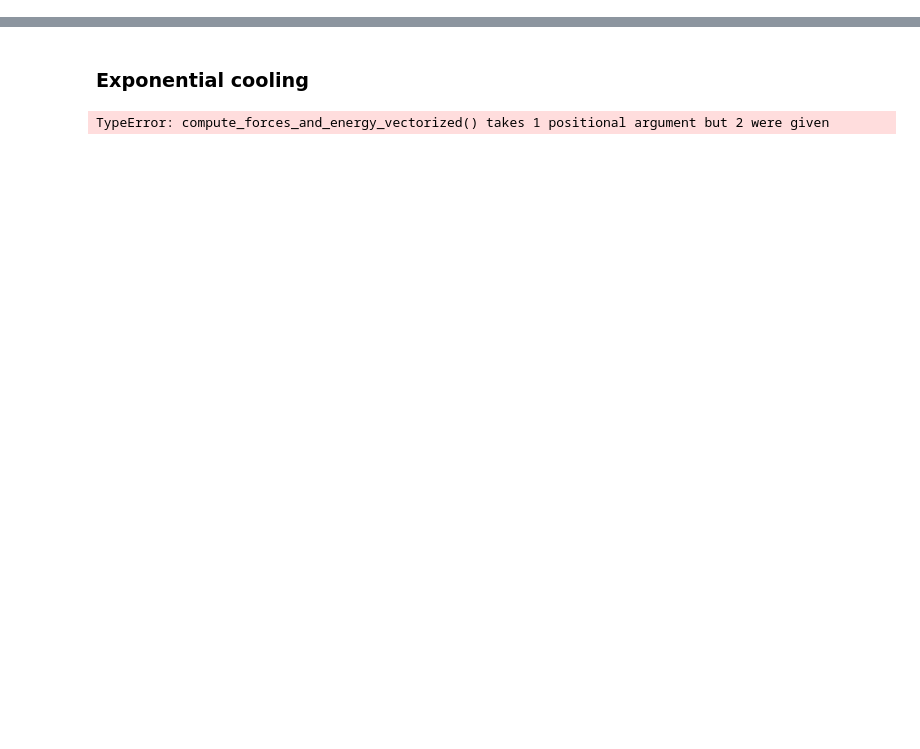
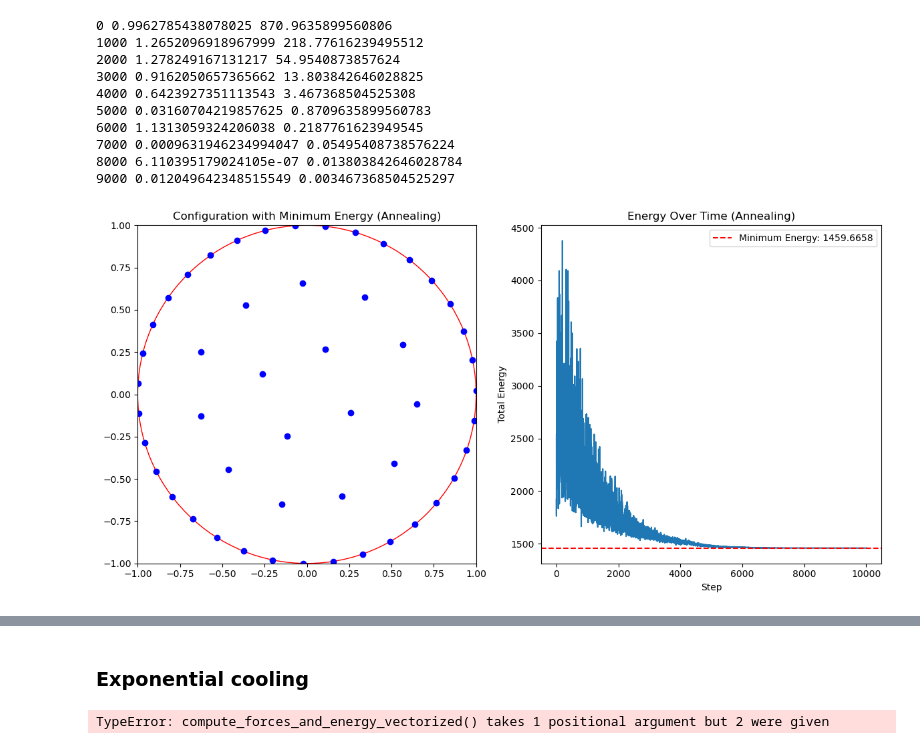
Before and after one commit to DutchProg/STSIM_ass3, a Jupyter notebook: EzradeCleen_12042137_ElinevandeLagemaat_11892900_Assignment_3.ipynb, the cells around one changed output, grey strips where cells are left out. Saved outputs shown, nothing was run; the diff lists cells and outputs as text; code cells hidden in the pictures; blank space fills up the shorter version.

```diff
--- a/EzradeCleen_12042137_ElinevandeLagemaat_11892900_Assignment_3.ipynb
+++ b/EzradeCleen_12042137_ElinevandeLagemaat_11892900_Assignment_3.ipynb
@@ -147 +225,48 @@ def simulate_charged_particles_individual_steps(n, radius, steps, initial_step_s
+# %%
+# Parameters
+n_particles = 50 # Number of particles
+circle_radius = 1
+simulation_steps = 10_000
+initial_step_size = 1
+final_step_size = 0.02
+initial_temperature = 20*n_particles
+final_temperature = 0.001
+
+# Run the simulation with simulated annealing
+annealing_particles, annealing_min_energy, annealing_energy_over_time = simulate_charged_particles_individual_steps(
+    n_particles, circle_radius, simulation_steps, initial_step_size, final_step_size, initial_temperature, final_temperature
+)
+
+fig, ax = plt.subplots(1, 2, figsize=(12, 6))
+
+# Configuration with minimum energy (annealing)
+circle = plt.Circle((0, 0), circle_radius, color='r', fill=False)
+ax[0].add_artist(circle)
+ax[0].scatter(annealing_particles[:, 0], annealing_particles[:, 1], color='blue')
+ax[0].set_xlim([-circle_radius, circle_radius])
+ax[0].set_ylim([-circle_radius, circle_radius])
+ax[0].set_title("Configuration with Minimum Energy (Annealing)")
+ax[0].set_aspect('equal', 'box')
+
+# Energy over time (annealing)
+ax[1].plot(annealing_energy_over_time)
+ax[1].set_title("Energy Over Time (Annealing)")
+ax[1].set_xlabel("Step")
+ax[1].set_ylabel("Total Energy")
+ax[1].axhline(y=annealing_min_energy, color='r', linestyle='--', label=f'Minimum Energy: {annealing_min_energy:.4f}')
+ax[1].legend()
+
+plt.tight_layout()
+# %% [output]
+0 0.9962785438078025 870.9635899560806
+1000 1.2652096918967999 218.77616239495512
+2000 1.278249167131217 54.9540873857624
+3000 0.9162050657365662 13.803842646028825
+4000 0.6423927351113543 3.467368504525308
+5000 0.03160704219857625 0.8709635899560783
+6000 1.1313059324206038 0.2187761623949545
+7000 0.0009631946234994047 0.05495408738576224
+8000 6.110395179024105e-07 0.013803842646028784
+9000 0.012049642348515549 0.003467368504525297
+[figure, added]
 # %%
```
Also changed, not shown: parts of 4 cells of this notebook.
